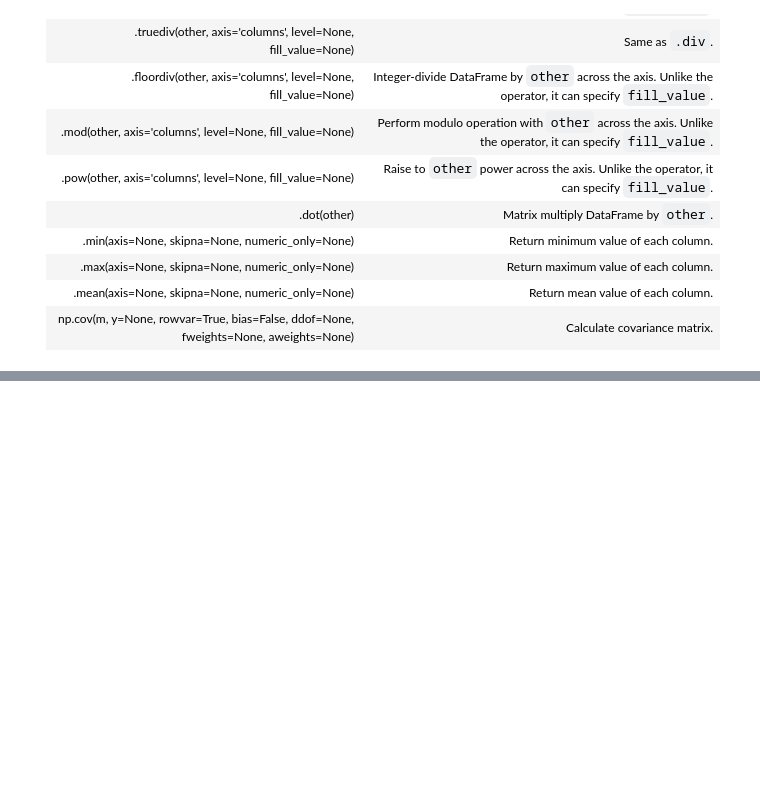
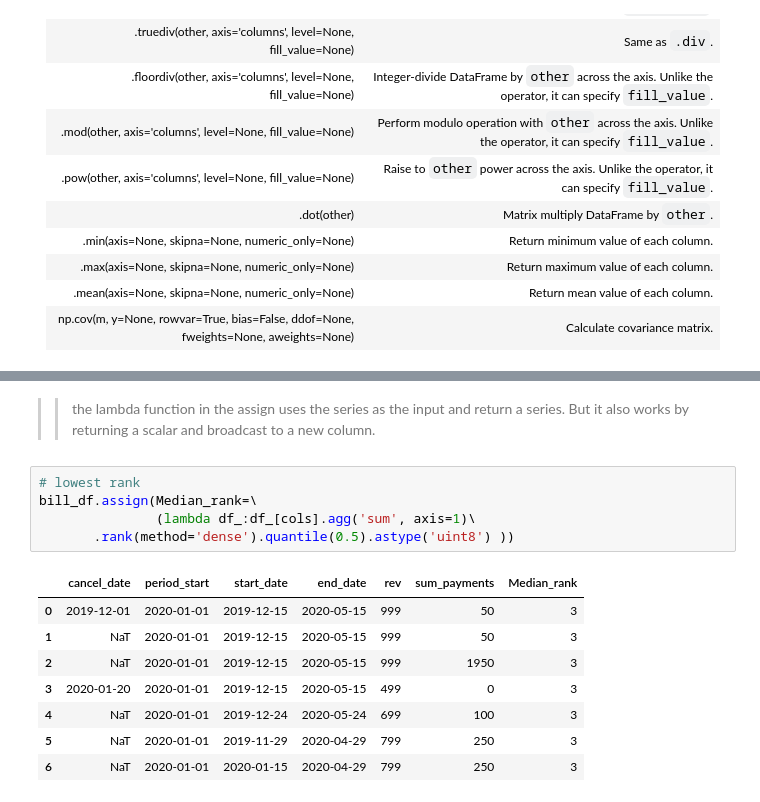
Before and after one commit to jeremyxtmeng/learning-pandas-plotting, a Jupyter notebook: learning_6_pandas_dataframe.ipynb, the cells around one changed output, grey strips where cells are left out. Cells and saved outputs as stored; diff of their text form; blank space fills up the shorter version.

```diff
--- a/learning_6_pandas_dataframe.ipynb
+++ b/learning_6_pandas_dataframe.ipynb
@@ -192,0 +450,16 @@ snow.rename(columns=lambda c: c.lower().replace(' ', '_').replace('.', '_'))\
+# %% [markdown]
+>> the lambda function in the assign uses the series as the input and return a series. But it also works by returning a scalar and broadcast to a new column.
+# %%
+# lowest rank
+bill_df.assign(Median_rank=\
+               (lambda df_:df_[cols].agg('sum', axis=1)\
+       .rank(method='dense').quantile(0.5).astype('uint8') ))
+# %% [output]
+|  | cancel_date | period_start | start_date | end_date | rev | sum_payments | Median_rank |
+| 0 | 2019-12-01 | 2020-01-01 | 2019-12-15 | 2020-05-15 | 999 | 50 | 3 |
+| 1 | NaT | 2020-01-01 | 2019-12-15 | 2020-05-15 | 999 | 50 | 3 |
+| 2 | NaT | 2020-01-01 | 2019-12-15 | 2020-05-15 | 999 | 1950 | 3 |
+| 3 | 2020-01-20 | 2020-01-01 | 2019-12-15 | 2020-05-15 | 499 | 0 | 3 |
+| 4 | NaT | 2020-01-01 | 2019-12-24 | 2020-05-24 | 699 | 100 | 3 |
+| 5 | NaT | 2020-01-01 | 2019-11-29 | 2020-04-29 | 799 | 250 | 3 |
+| 6 | NaT | 2020-01-01 | 2020-01-15 | 2020-04-29 | 799 | 250 | 3 |
```
Also changed, not shown: parts of 22 cells of this notebook, 1 other file.
